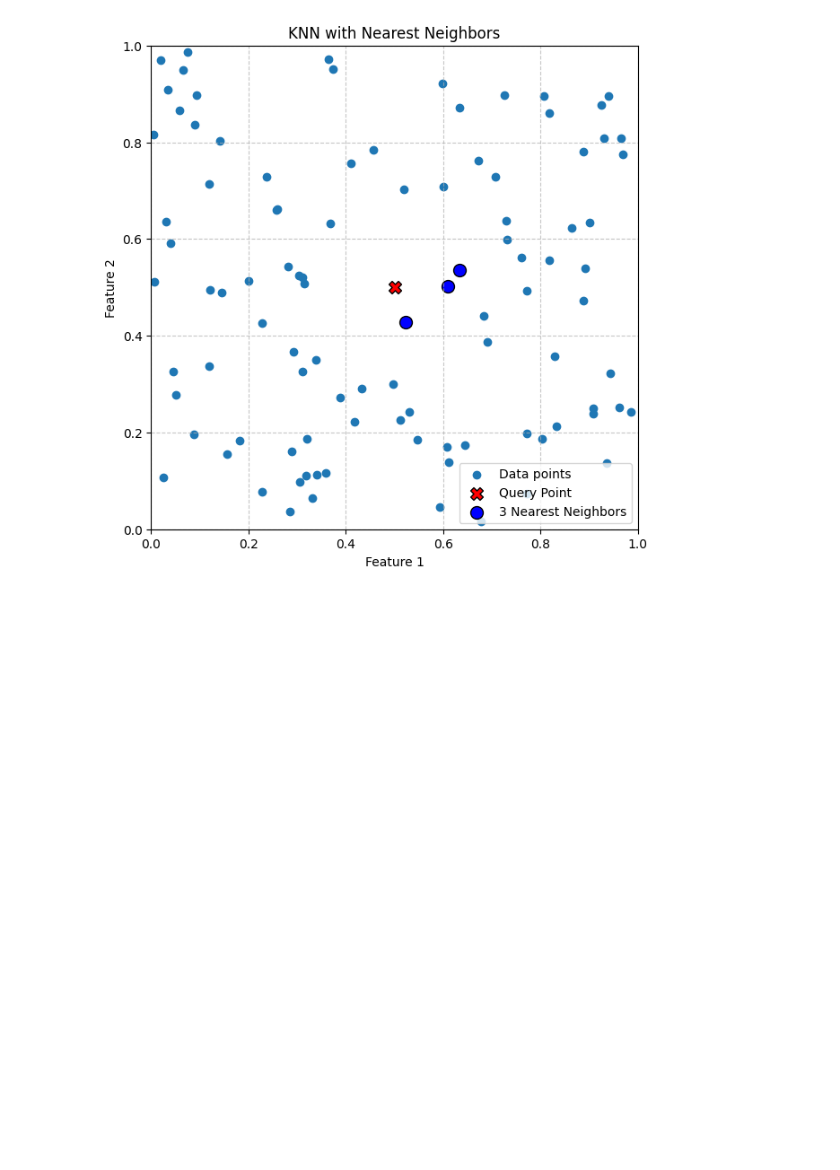
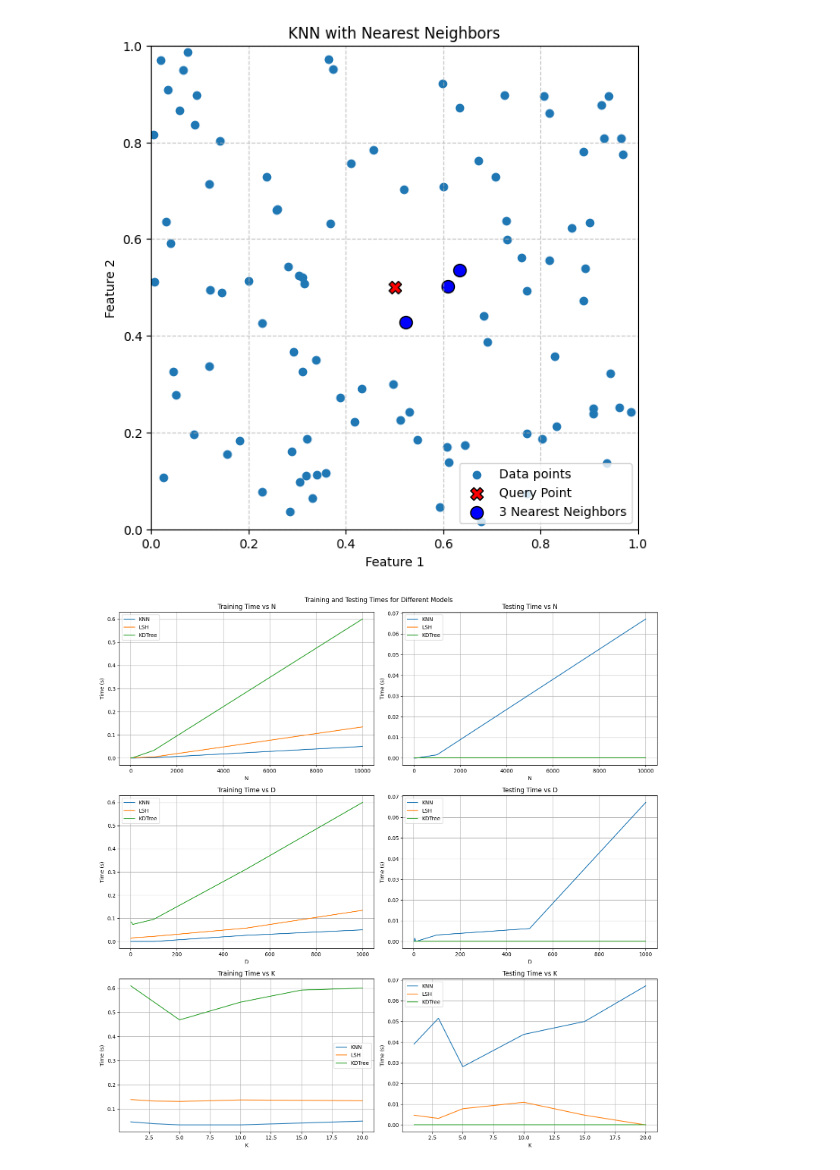
Before and after one commit to Karan-Gandhi/ES335-Assignment-4, a Jupyter notebook: task2.ipynb, the cells around one changed output. Saved outputs shown, nothing was run; the diff lists cells and outputs as text; code cells hidden in the pictures; blank space fills up the shorter version.

```diff
--- a/task2.ipynb
+++ b/task2.ipynb
@@ -192,7 +191,9 @@ class KNN:
 
 	def query(self, x, k=1):
 		distances = np.linalg.norm(self.data - x, axis=1)
-		return np.argsort(distances)[:k]
+		idx = np.argsort(distances)[:k]
+		distances.sort()
+		return distances[:k], idx
 # %%
 def visualize_knn(model, data, q, k):
 	plt.figure(figsize=(7, 7))
@@ -219,0 +268,32 @@ visualize_knn(knn, data, np.array([0.5, 0.5]), 3)
+# %%
+fig, axs = plt.subplots(3, 2, figsize=(15, 15))
+fig.suptitle('Training and Testing Times for Different Models')
+
+for i, (var, var_name) in enumerate(zip([N_vals, D_vals, K_vals], ['N', 'D', 'K'])):
+	for model_cls, model_name in zip(models, ['KNN', 'LSH', 'KDTree']):
+		model_times = times[times['Model'] == model_name]
+		if var_name != 'K':
+			model_times = model_times[model_times['K'] == max(K_vals)]
+		if var_name != 'D':
+			model_times = model_times[model_times['D'] == max(D_vals)]
+		if var_name != 'N':
+			model_times = model_times[model_times['N'] == max(N_vals)]
+
+
+		axs[i, 0].plot(var, model_times['Training Time'], label=model_name)
+		axs[i, 0].set_title(f'Training Time vs {var_name}')
+		axs[i, 0].set_xlabel(var_name)
+		axs[i, 0].set_ylabel('Time (s)')
+		axs[i, 0].grid(True)
+		axs[i, 0].legend()
+
+		axs[i, 1].plot(var, model_times['Testing Time'], label=model_name)
+		axs[i, 1].set_title(f'Testing Time vs {var_name}')
+		axs[i, 1].set_xlabel(var_name)
+		axs[i, 1].set_ylabel('Time (s)')
+		axs[i, 1].grid(True)
+		axs[i, 1].legend()
+
+plt.tight_layout()
+# %% [output]
+[figure, added]
```
Also changed, not shown: parts of 4 cells of this notebook, 1 other file.
